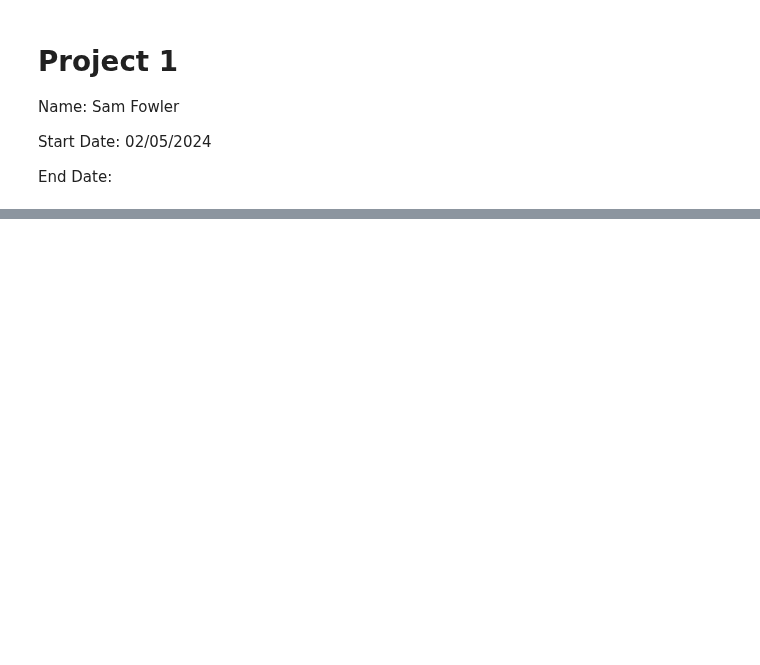
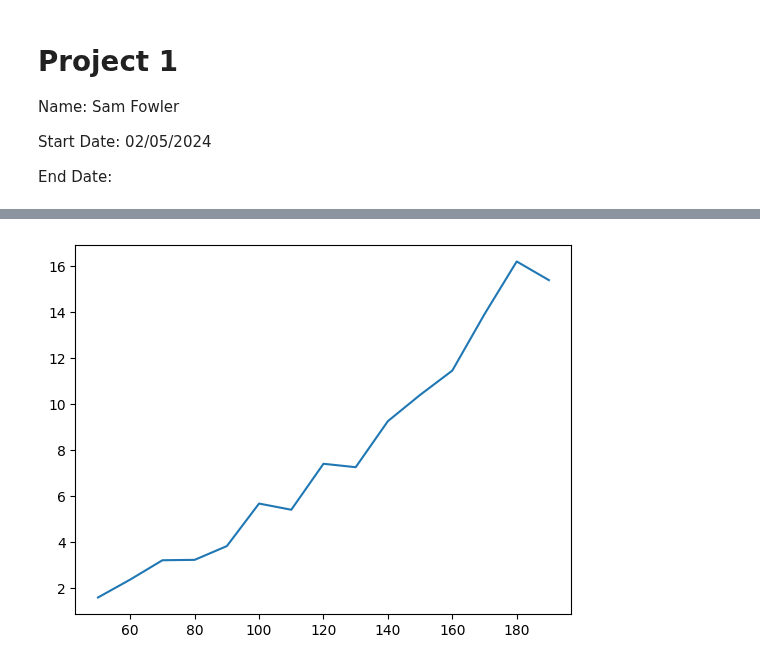
Before and after one commit to sammyfow/cap-comp215, a Jupyter notebook: project1.ipynb, the cells around one changed output, grey strips where cells are left out. Cells and saved outputs as stored; diff of their text form; code cells hidden in the pictures; blank space fills up the shorter version.

```diff
--- a/project1.ipynb
+++ b/project1.ipynb
@@ -182,0 +171,13 @@ print(run_single_graph(100, 20, 0.3))
+# %%
+def time_exp(lower, upper):
+  nodes = range(lower, upper, 10)
+  timings = [timeit(lambda: run_experiment(node, k=20, iters=1), number=10) for node in nodes]
+  plt.plot(nodes, timings)
+
+
+"""Enter an upper and lower bound for the number of nodes"""
+Minimum = 50
+Maximum = 200
+time_exp(Minimum, Maximum)
+# %% [output]
+[figure, added]
```
Also changed, not shown: parts of 9 cells of this notebook.
